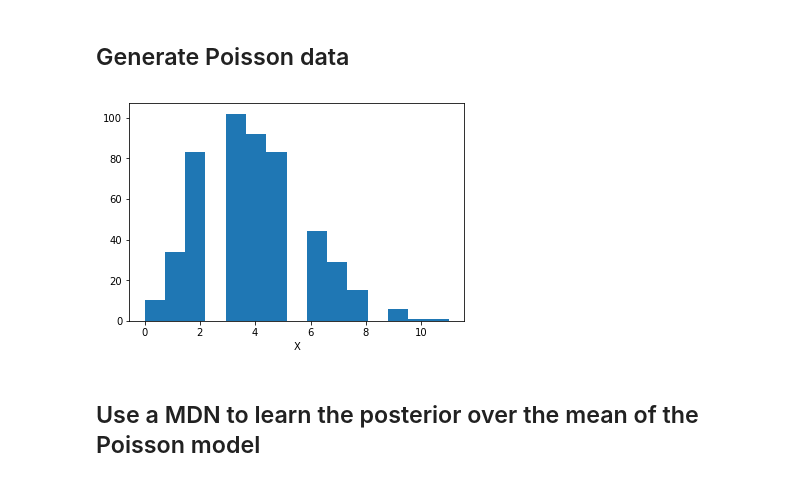
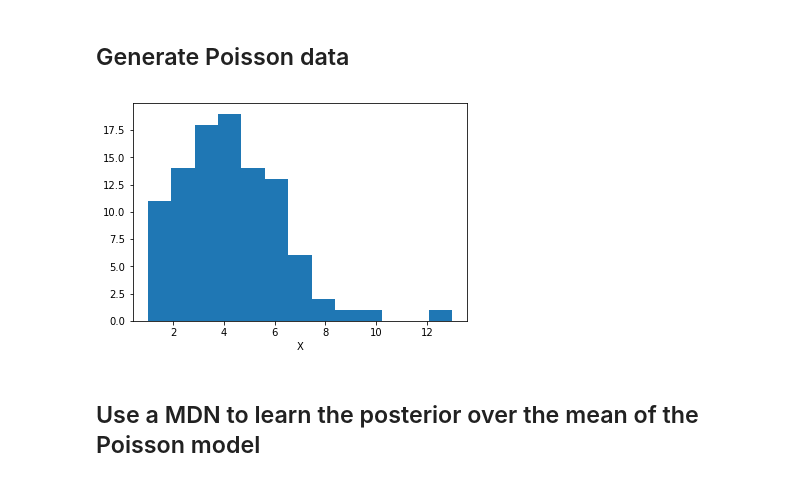
Before and after one commit to janfb/mcabc, a Jupyter notebook: Poisson_fitting_mdn.ipynb, the cells around one changed output. Saved outputs shown, nothing was run; the diff lists cells and outputs as text; code cells hidden in the pictures.

```diff
--- a/Poisson_fitting_mdn.ipynb
+++ b/Poisson_fitting_mdn.ipynb
@@ -43,19 +43,19 @@ The posterior can be normalized by dividing it by the evidence.
 # %% [markdown]
 ## Generate Poisson data
 # %%
-N = 500 # size of toy data
+N = 100 # size of toy data
 shape = 9.
 scale = .5
 true_lam = 4.
 
 X_o = np.random.poisson(lam=true_lam, size=N)
 
 X_var = Variable(torch.Tensor(X_o.astype(float)))
 
 plt.hist(X_o, bins='auto');
 plt.xlabel('X');
 # %% [output]
-[figure, old version]
+[figure, new version]
 # %% [markdown]
 ## Use a MDN to learn the posterior over the mean of the Poisson model
 # %%
```
Also changed, not shown: parts of 7 cells of this notebook, 2 other files.
